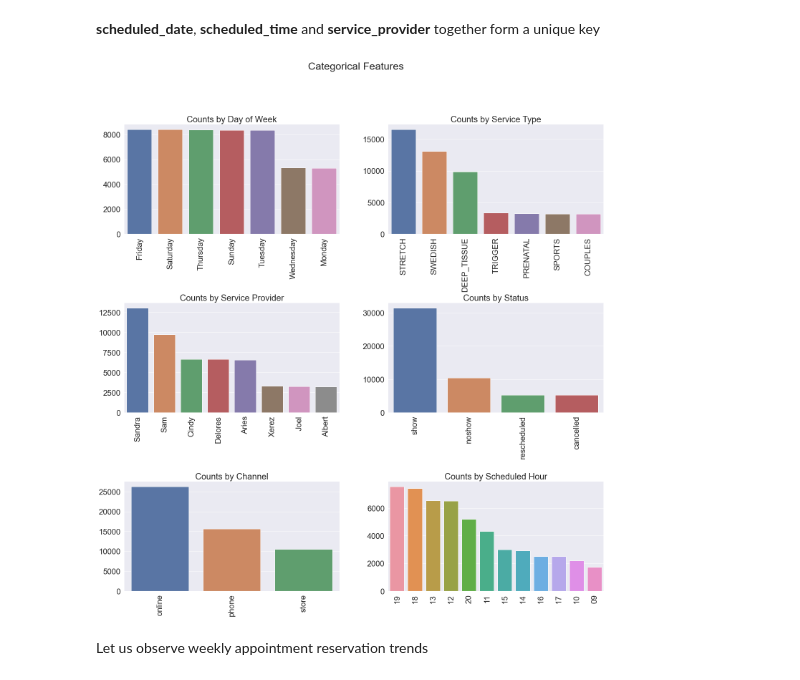
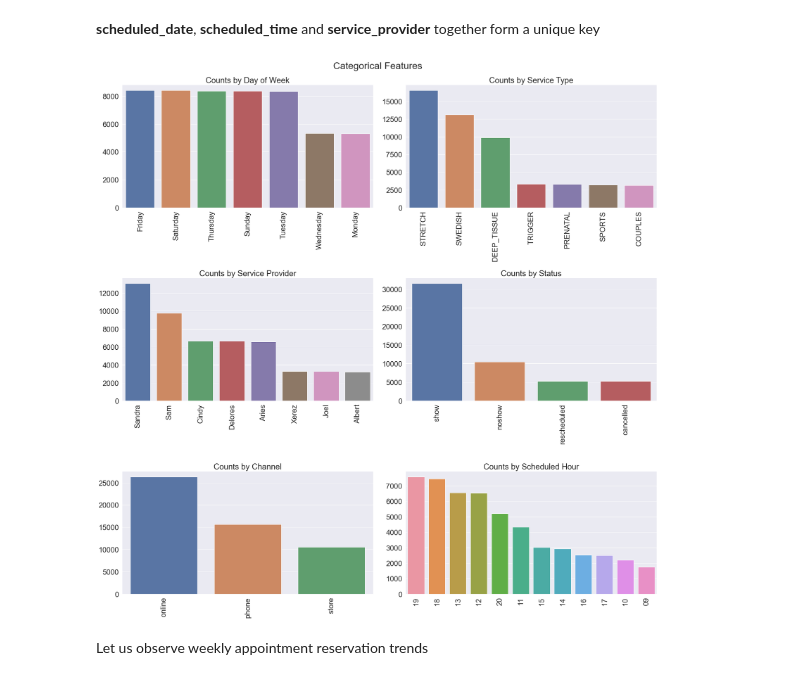
Before and after one commit to santthosh/ml-inventory-demand, a Jupyter notebook: notebook.ipynb, the cells around one changed output. Drawn from its saved outputs; the diff is of its cells as text; code cells hidden in the pictures.

```diff
--- a/notebook.ipynb
+++ b/notebook.ipynb
@@ -106,24 +106,25 @@ df = df.set_index(['schedule']).sort_index()
 # %%
 sns.set(font_scale = 2)
 
 fig, ax = plt.subplots(3, 2, figsize=(24,24))
 fig.suptitle('Categorical Features')
 fig.subplots_adjust(hspace=0.625, wspace=0.225)
 
 def add_subplot(feature, plot_x, plot_y, title):
     plot = sns.countplot(x=feature, data=df, ax=ax[plot_x, plot_y], order = df[feature].value_counts().index);
     plot.set_title(title)
     plot.set_xticklabels(plot.get_xticklabels(),rotation = 90)
     plot.set(xlabel=None, ylabel=None)
 
 add_subplot('scheduled_day_of_week',0,0,"Counts by Day of Week")
 add_subplot('service_type',0,1,"Counts by Service Type")
 add_subplot('service_provider',1,0,"Counts by Service Provider")
 add_subplot('status',1,1,"Counts by Status")
 add_subplot('channel',2,0,"Counts by Channel")
 add_subplot('scheduled_hour',2,1,"Counts by Scheduled Hour")
+fig.tight_layout()
 # %% [output]
-[figure, old version]
+[figure, new version]
 # %% [markdown]
 Let us observe weekly appointment reservation trends
 # %%
```
Also changed, not shown: parts of 9 cells of this notebook, 7 other files.
